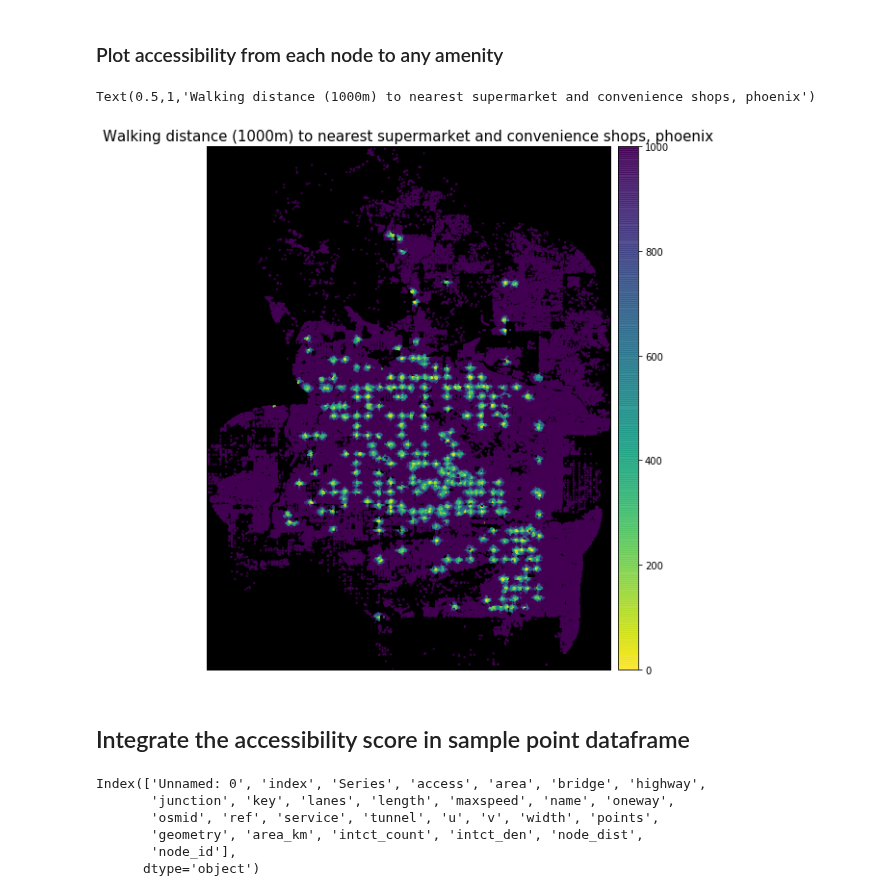
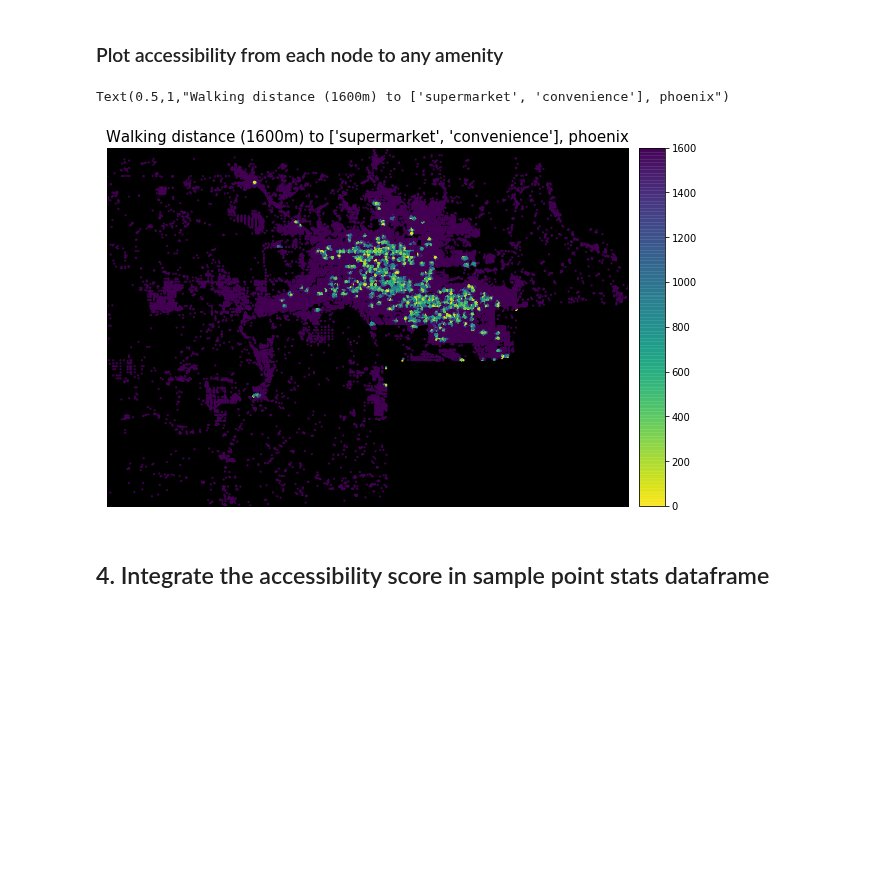
Before and after one commit to healthysustainablecities/global-indicators, a Jupyter notebook: process/06a_create_osm_pois_pandana_accessibility.ipynb, the cells around one changed output. Drawn from its saved outputs; the diff is of its cells as text; code cells hidden in the pictures; blank space fills up the shorter version.

```diff
--- a/process/06a_create_osm_pois_pandana_accessibility.ipynb
+++ b/process/06a_create_osm_pois_pandana_accessibility.ipynb
@@ -102,0 +28,9 @@ bgcolor = 'k'
+# %%
+# get bounding box from study region boundary shapefile
+# get the 10 km buffered study region to consider the edge effects
+bbox = get_bufferedstudyregion_bbox(boundary_filepath, crs=crs, to_crs=to_crs, to_latlong=True)
+
+# check the shapefile format, study region boundary shapefile should specify lat lon geometry
+# Bounding box should be formatted as a 4 element tuple: (lng_max, lat_min, lng_min, lat_max)
+bbox = [bbox[1], bbox[0], bbox[3], bbox[2]]
+print(bbox)
@@ -123,4 +42,4 @@ def get_osm_pois(poi_filepath=poi_filepath, shop=shop, bbox=bbox):
 # %%
-pois_df = get_osm_pois(poi_filepath=poi_filepath, shop=shop, bbox=bbox)
+pois_df = get_osm_pois_gdf(poi_filepath=poi_filepath, shop=shop, bbox=bbox)
 pois_df.head()
 # %% [output]
@@ -140,28 +59,2 @@ Reference:
-# %%
-def get_pandana_network(G_filename, folder, bbox=None):
-    start_time = time.time()
-    if os.path.isfile(folder + "/" + G_filename):
-        method = 'loaded from graphml'
-        G_osm_walk = ox.load_graphml(G_filename, folder)
-        # get gdf nodes and edges
-        gdf_osm_walk_nodes = ox.graph_to_gdfs(G_osm_walk, nodes=True, edges=False)
-        gdf_osm_walk_edges = ox.graph_to_gdfs(G_osm_walk, nodes=False, edges=True)
-        # get network from Pandana
-        network=pandana.network.Network(gdf_osm_walk_nodes["x"], gdf_osm_walk_nodes["y"], gdf_osm_walk_edges["u"], gdf_osm_walk_edges["v"],
-                 gdf_osm_walk_edges[["length"]])
-
-    else:
-        method = 'downloaded from OSM'
-        # otherwise, query the OSM API for the street network within the bounding box
-        G_osm_walk = ox.graph_from_bbox(north=bbox[2], south=bbox[0], east=bbox[3], west=bbox[1], network_type= 'walk', retain_all=True, buffer_dist=1e4)
-        # get gdf nodes and edges
-        gdf_osm_walk_nodes = ox.graph_to_gdfs(G_osm_walk, nodes=True, edges=False)
-        gdf_osm_walk_edges = ox.graph_to_gdfs(G_osm_walk, nodes=False, edges=True)
-
-        # get network from Pandana
-        network=pandana.network.Network(gdf_osm_walk_nodes["x"], gdf_osm_walk_nodes["y"], gdf_osm_walk_edges["u"], gdf_osm_walk_edges["v"],
-                 gdf_osm_walk_edges[["length"]])
-    log('Network with {:,} nodes {} in {:,.2f} secs'.format(len(network.node_ids), method, time.time()-start_time))
-    return network
 # %%
 network = get_pandana_network(G_filename=G_filename, folder=OSM_folder, bbox=bbox)
@@ -188,4 +67,3 @@ def get_nearest_poi_to_node(pandana_network, pois_df, distance, num_pois):
 # %%
-all_access = get_nearest_poi_to_node(pandana_network=network, pois_df=pois_df, distance=distance, num_pois=num_pois)
-all_access.head()
+all_access = get_nearest_node_to_pois(pandana_network=network, pois_df=pois_df, distance=distance, num_pois=num_pois)
 # %% [output]
@@ -202,12 +98,12 @@ Ideas: for indicator calculation, we could count whether the nearest POIs are lo
 # %%
 # distance to the nearest amenity of any type
 n = 1
 bmap, fig, ax = network.plot(all_access[n], plot_kwargs=plot_kwargs, fig_kwargs=fig_kwargs, bmap_kwargs=bmap_kwargs, cbar_kwargs=cbar_kwargs)
 ax.set_facecolor(bgcolor)
-ax.set_title('Walking distance ({}m) to {}, {}'.format(distance, shop, studyregion), fontsize=15)
+ax.set_title('Walking distance ({}m) to {}, {}'.format(distance, shop, placename), fontsize=15)
 #fig.savefig('images/accessibility-shop-phx.png', dpi=200, bbox_inches='tight')
 # %% [output]
-Text(0.5,1,'Walking distance (1000m) to nearest supermarket and convenience shops, phoenix')
+Text(0.5,1,"Walking distance (1600m) to ['supermarket', 'convenience'], phoenix")
-[figure, old version]
+[figure, new version]
 # %% [markdown]
-## Integrate the accessibility score in sample point dataframe
+## 4. Integrate the accessibility score in sample point stats dataframe
@@ -217,11 +110,3 @@ nodes_pois_1km = all_access[all_access[1] < 1000][[1]]
 # %%
 # load previously saved sample point dataframe
-sample_points_stats = pd.read_csv(sample_points_filepath)
-sample_points_stats.columns
+sample_points_stats = gpd.GeoDataFrame.from_file(samplepoint_stats_shapefile_path)
-# %% [output]
-Index(['Unnamed: 0', 'index', 'Series', 'access', 'area', 'bridge', 'highway',
-       'junction', 'key', 'lanes', 'length', 'maxspeed', 'name', 'oneway',
-       'osmid', 'ref', 'service', 'tunnel', 'u', 'v', 'width', 'points',
-       'geometry', 'area_km', 'intct_count', 'intct_den', 'node_dist',
-       'node_id'],
-      dtype='object')
```
Also changed, not shown: parts of 25 cells of this notebook, 35 other files.
